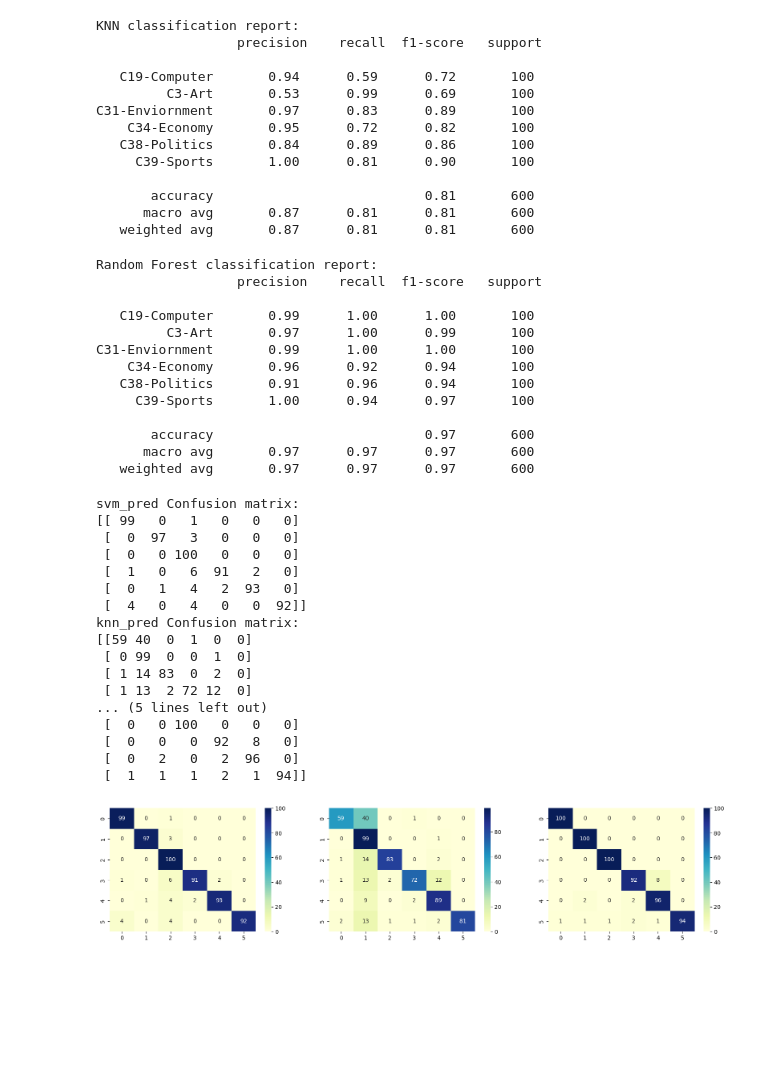
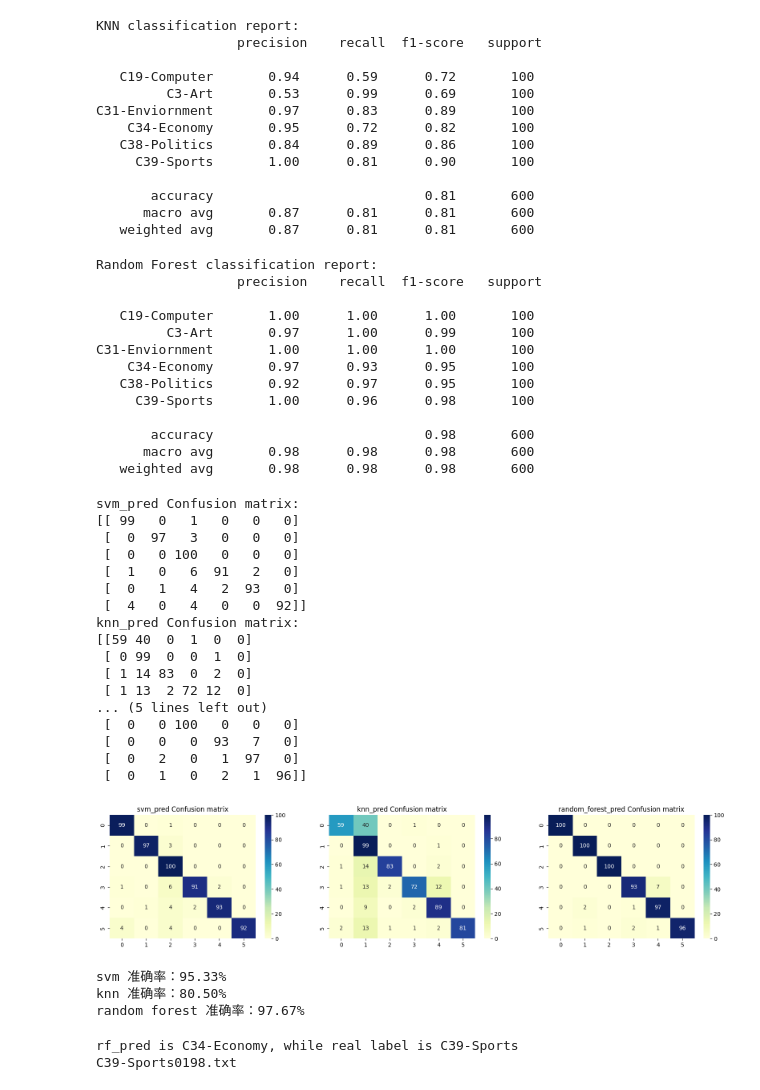
Before and after one commit to shannonchen37/NLP_experiment, a Jupyter notebook: NLP实验1/Classification/main.ipynb, the cells around one changed output. Cells and saved outputs as stored; diff of their text form; code cells hidden in the pictures; blank space fills up the shorter version.

```diff
--- a/NLP实验1/Classification/main.ipynb
+++ b/NLP实验1/Classification/main.ipynb
@@ -137,14 +137,14 @@ clf = [svm_clf,knn_clf,rf_clf]
 # %% [markdown]
 ##### 模型测试
 # %%
-# # 对新的文本进行分类
-# test_text = '创作艺术需要社会的包容'
-# words = preprocess(test_text)
-# print(words)
-# X_new = vectorizer.transform([' '.join(words)])
-# X_new = selector.transform(X_new)
-# y_new = rf_clf.predict(X_new)
-# print('Predicted Label:', y_new[0])
+# 对新的文本进行分类
+test_text = '创作艺术需要社会的包容'
+words = preprocess(test_text)
+print(words)
+X_new = vectorizer.transform([' '.join(words)])
+X_new = selector.transform(X_new)
+y_new = rf_clf.predict(X_new)
+print('Predicted Label:', y_new[0])
 # %% [output]
 ['创作', '艺术', '社会', '包容']
 Predicted Label: C3-Art
@@ -152,9 +152,11 @@ Predicted Label: C3-Art
 # 读取train数据集
 test_data = []
 test_labels = []
+text_file = []
 for root, dirs, files in os.walk('./Chinese_Text_Classification_Task_Dataset/test'):
     print('dealing with {}'.format(root.split('/')[-1]))
     for file in files:
+        text_file.append(file)
         with open(os.path.join(root, file), 'r', encoding='GB2312',errors='ignore') as f:
             content = f.read()
             # 中文分词
@@ -232,18 +227,18 @@ print("Random Forest classification report:\n", classification_report(test_label
 Random Forest classification report:
                   precision    recall  f1-score   support
 
-   C19-Computer       0.99      1.00      1.00       100
+   C19-Computer       1.00      1.00      1.00       100
          C3-Art       0.97      1.00      0.99       100
-C31-Enviornment       0.99      1.00      1.00       100
-    C34-Economy       0.96      0.92      0.94       100
-   C38-Politics       0.91      0.96      0.94       100
-     C39-Sports       1.00      0.94      0.97       100
+C31-Enviornment       1.00      1.00      1.00       100
+    C34-Economy       0.97      0.93      0.95       100
+   C38-Politics       0.92      0.97      0.95       100
+     C39-Sports       1.00      0.96      0.98       100
 
-       accuracy                           0.97       600
-      macro avg       0.97      0.97      0.97       600
-   weighted avg       0.97      0.97      0.97       600
+       accuracy                           0.98       600
+      macro avg       0.98      0.98      0.98       600
+   weighted avg       0.98      0.98      0.98       600
 # %%
-def print_confusion_matrix(clf_pred=c):
+def print_confusion_matrix(clf_pred=svm_pred):
     cm = confusion_matrix(test_labels, clf_pred)
     print("Confusion matrix:")
     print(cm)
@@ -270,18 +265,39 @@ knn_pred Confusion matrix:
  [ 1 13  2 72 12  0]
 ... (5 lines left out)
  [  0   0 100   0   0   0]
- [  0   0   0  92   8   0]
- [  0   2   0   2  96   0]
- [  1   1   1   2   1  94]]
+ [  0   0   0  93   7   0]
+ [  0   2   0   1  97   0]
+ [  0   1   0   2   1  96]]
 # %%
 fig, axs = plt.subplots(1, 3, figsize=(20, 4))
 sns.heatmap(svm_cm, annot=True, fmt='d', cmap="YlGnBu", ax=axs[0])
 sns.heatmap(knn_cm, annot=True, fmt='d', cmap="YlGnBu", ax=axs[1])
 sns.heatmap(rf_cm, annot=True, fmt='d', cmap="YlGnBu", ax=axs[2])
+axs[0].set_title('svm_pred Confusion matrix')
+axs[1].set_title('knn_pred Confusion matrix')
+axs[2].set_title('random_forest_pred Confusion matrix')
 plt.show()
 # %% [output]
-[figure, old version]
+[figure, new version]
+# %%
+svm_acc = accuracy_score(test_labels, svm_pred)
+knn_acc = accuracy_score(test_labels, knn_pred)
+rf_acc = accuracy_score(test_labels, rf_pred)
+
+print("svm 准确率：{:.2f}%".format(svm_acc * 100))
+print("knn 准确率：{:.2f}%".format(knn_acc * 100))
+print("random forest 准确率：{:.2f}%".format(rf_acc * 100))
+# %% [output]
+svm 准确率：95.33%
+knn 准确率：80.50%
+random forest 准确率：97.67%
 # %%
 # 显示一个错误分类的案例
 for i in range(len(svm_pred)):
-    if(svm_pred!=)
+    if rf_pred[i]!=test_labels[i]:
+        print("rf_pred is {}, while real label is {}".format(rf_pred[i],test_labels[i]))
+        print(text_file[i])
+        break
+# %% [output]
+rf_pred is C34-Economy, while real label is C39-Sports
+C39-Sports0198.txt
```
Also changed, not shown: parts of 5 cells of this notebook.
